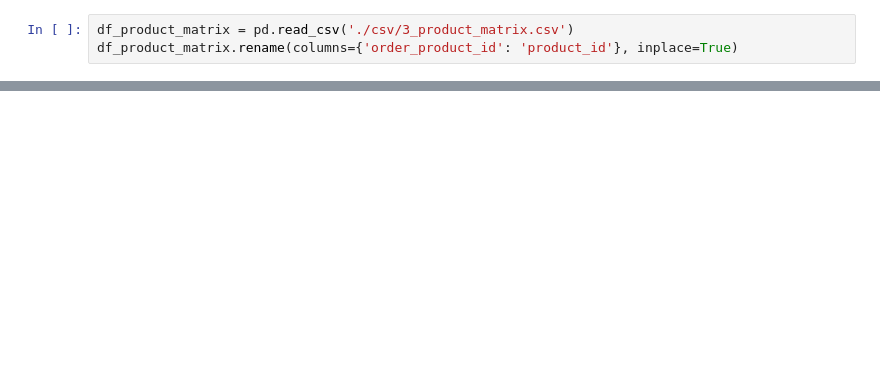
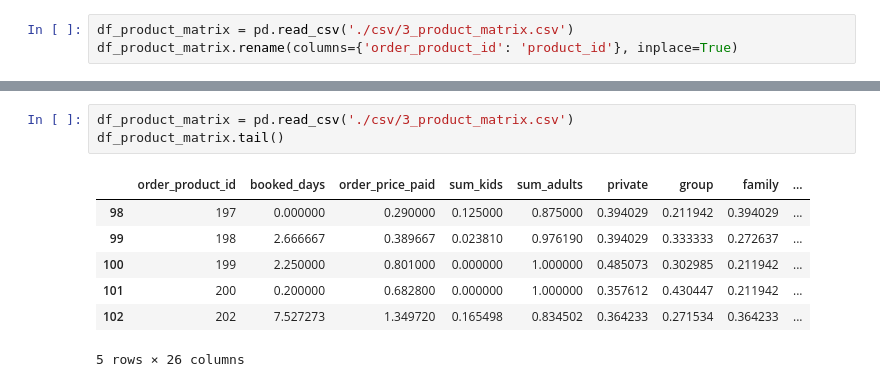
Before and after one commit to RooTBeaM/recommandation_system, a Jupyter notebook: 2_pipeline_new_item.ipynb, the cells around one changed output, grey strips where cells are left out. Cells and saved outputs as stored; diff of their text form; blank space fills up the shorter version.

```diff
--- a/2_pipeline_new_item.ipynb
+++ b/2_pipeline_new_item.ipynb
@@ -62,0 +99,11 @@ df_product.loc[product_ids_not_present].to_csv('./miss.csv')
+# %%
+df_product_matrix = pd.read_csv('./csv/3_product_matrix.csv')
+df_product_matrix.tail()
+# %% [output]
+|  | order_product_id | booked_days | order_price_paid | sum_kids | sum_adults | private | group | family | ... |
+| 98 | 197 | 0.000000 | 0.290000 | 0.125000 | 0.875000 | 0.394029 | 0.211942 | 0.394029 | ... |
+| 99 | 198 | 2.666667 | 0.389667 | 0.023810 | 0.976190 | 0.394029 | 0.333333 | 0.272637 | ... |
+| 100 | 199 | 2.250000 | 0.801000 | 0.000000 | 1.000000 | 0.485073 | 0.302985 | 0.211942 | ... |
+| 101 | 200 | 0.200000 | 0.682800 | 0.000000 | 1.000000 | 0.357612 | 0.430447 | 0.211942 | ... |
+| 102 | 202 | 7.527273 | 1.349720 | 0.165498 | 0.834502 | 0.364233 | 0.271534 | 0.364233 | ... |
+5 rows × 26 columns
```
Also changed, not shown: parts of 14 cells of this notebook, 1 other file.
